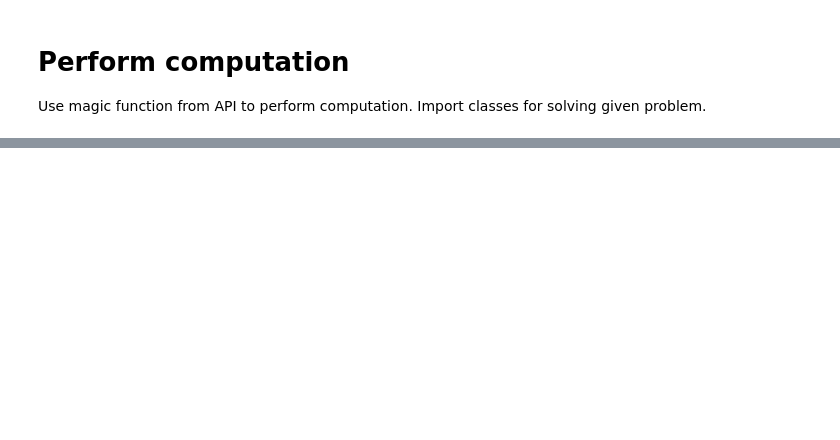
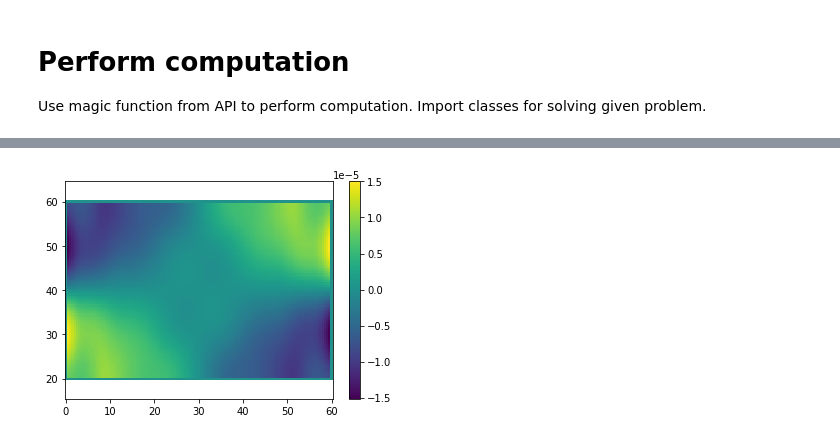
Before and after one commit to vopikamm/multimode-model, a Jupyter notebook: examples/3_domain_decomposition.ipynb, the cells around one changed output, grey strips where cells are left out. Cells and saved outputs as stored; diff of their text form; code cells hidden in the pictures; blank space fills up the shorter version.

```diff
--- a/examples/3_domain_decomposition.ipynb
+++ b/examples/3_domain_decomposition.ipynb
@@ -90,0 +99,11 @@ plot(out)
+# %%
+c_grid = StaggeredGrid.regular_lat_lon_c_grid(
+    lon_start=0.0,
+    lon_end=60.0,
+    lat_start=20.0,
+    lat_end=60.0,
+    nx=60 * 2 + 1,
+    ny=40 * 2 + 1,
+)
+
+H_e = 300.  # Depth over which the wind forcing acts uniformly, a.k.a. Ekman layer depth
@@ -90,0 +152,15 @@ plot(out)
+# %%
+params = Parameters(
+    coriolis_func=f_on_sphere(omega=7.272205e-05),
+    on_grid=c_grid,
+    H=500.,
+    g=2.5 ** 2 / 500.,
+)
+# %%
+initial_state = DomainState(
+        u=Variable(None, c_grid.u),
+        v=Variable(None, c_grid.v),
+        eta=Variable(None, c_grid.eta),
+        h=deque([], maxlen=3),
+        p=params
+    )
@@ -90,0 +181,4 @@ plot(out)
+# %%
+plot(out)
+# %% [output]
+[figure, added]
```
Also changed, not shown: parts of 8 cells of this notebook, 2 other files.
